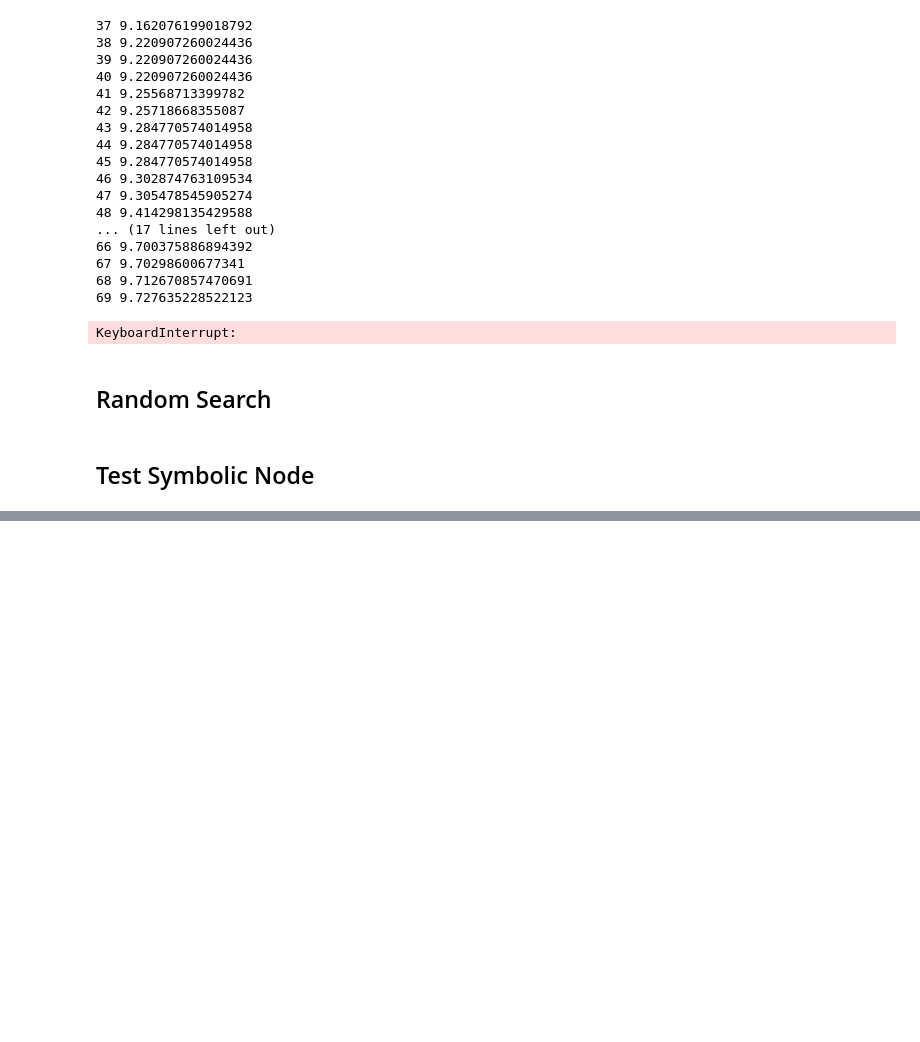
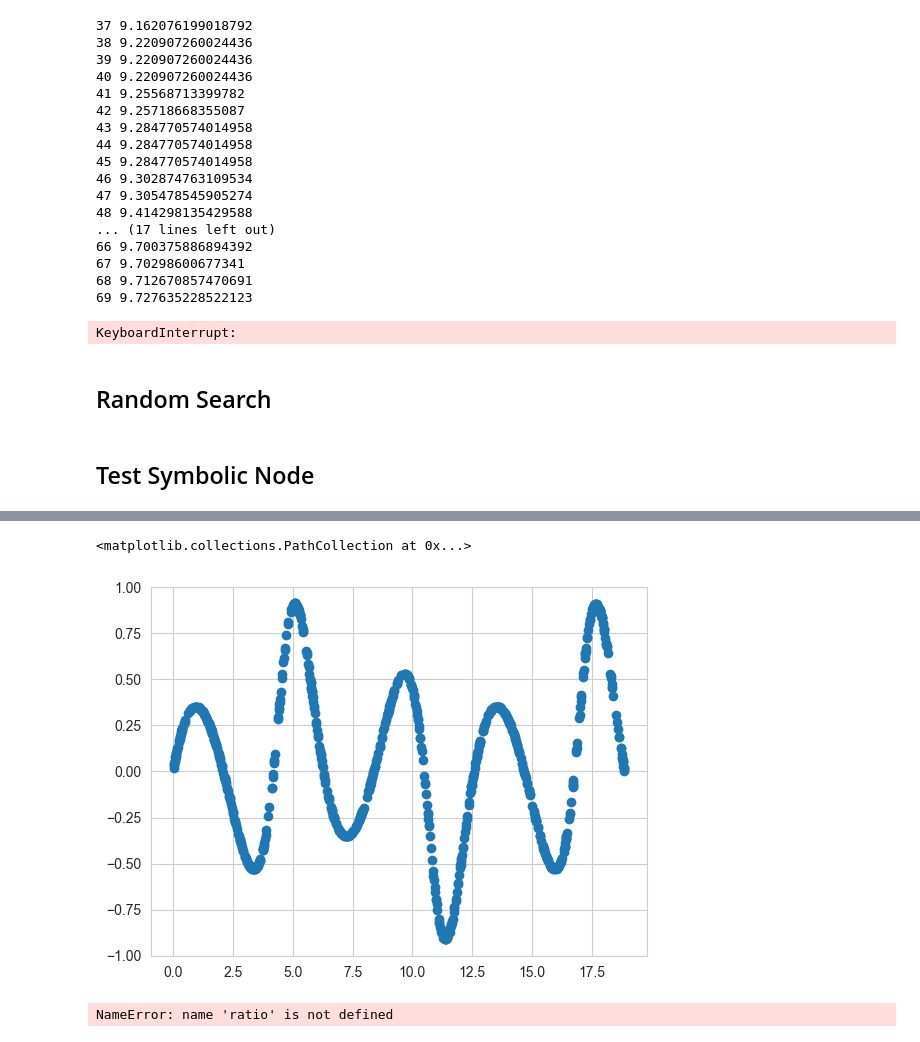
Before and after one commit to Genteki/Symbolic-Regression-Genetic-Programming, a Jupyter notebook: plot.ipynb, the cells around one changed output, grey strips where cells are left out. Cells and saved outputs as stored; diff of their text form; code cells hidden in the pictures; blank space fills up the shorter version.

```diff
--- a/plot.ipynb
+++ b/plot.ipynb
@@ -158,3 +158,6 @@ b+c[1]
 np.add.nin
 # %%
 np.random.randint(10)
+# %%
+x_train, y_train, x_test, y_test = split_dataset(x,y,ratio=0.8)
+x_train.T
@@ -160,0 +182,16 @@ np.random.randint(10)
+# %%
+plt.scatter(x_train, y_train)
+# %% [output]
+<matplotlib.collections.PathCollection at 0x...>
+[figure, added]
+# %%
+X=x.reshape((x.shape[0],1))
+Y= y.reshape((y.shape[0],1))
+data_XY = np.c_[X,Y]
+np.random.shuffle(data_XY)
+train_size = int(data_XY.shape[0] * ratio)
+test_size = data_XY.shape[0] - train_size
+train_X = data_XY[0:train_size, 0:-1]
+train_Y = data_XY[0:train_size, -1]
+# %% [output]
+NameError: name 'ratio' is not defined
```
Also changed, not shown: parts of 3 cells of this notebook, 6 other files.
